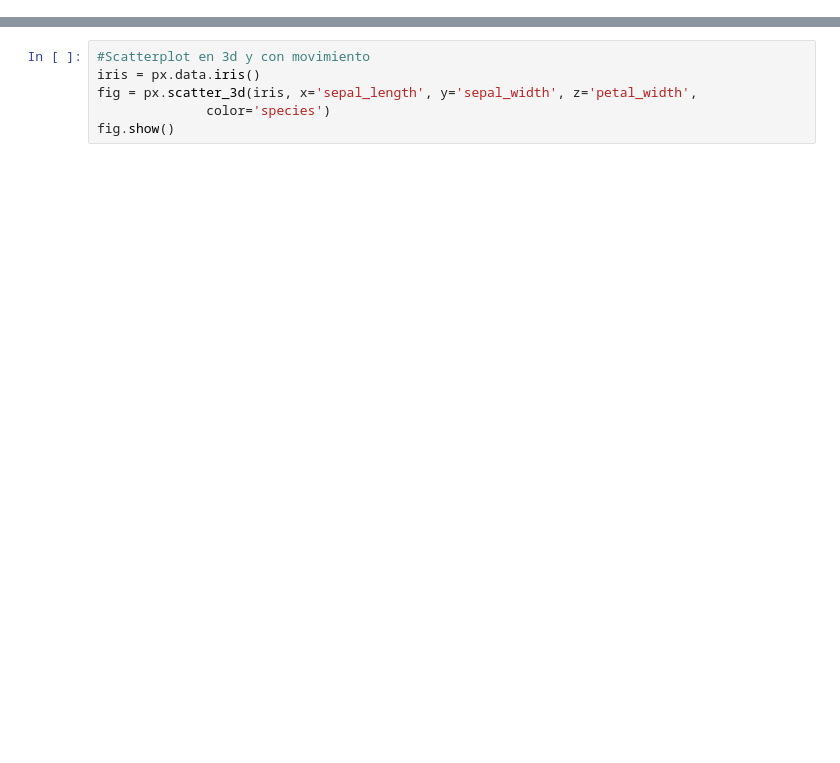
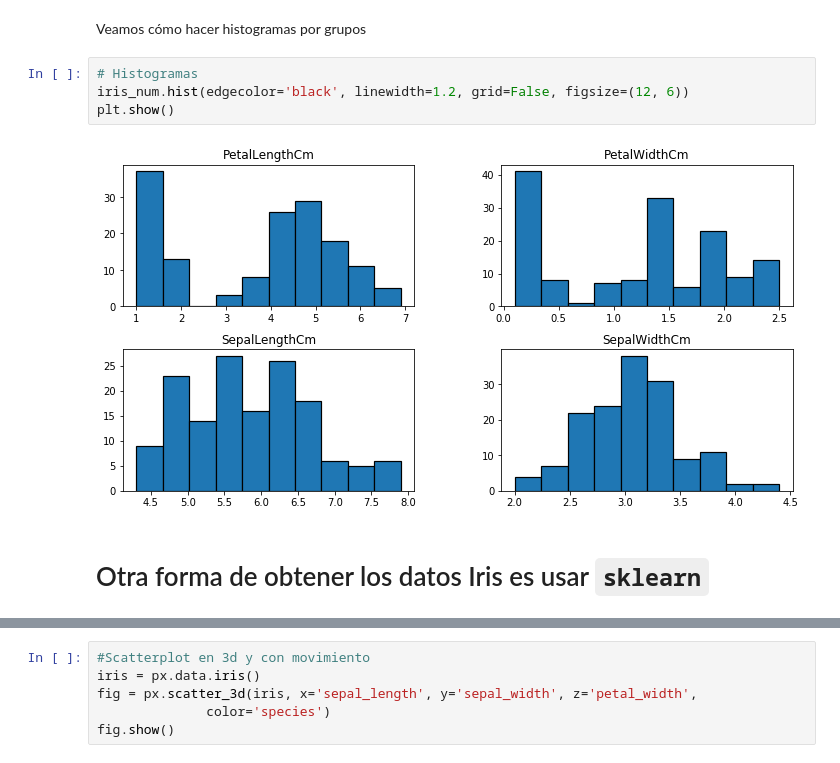
Before and after one commit to joanby/curso-estadistica-multivariante, a Jupyter notebook: Seccion 1 Introducción al espacio multivariante/Códigos/Python/1.C Iris_Dataset_Example.ipynb, the cells around one changed output, grey strips where cells are left out. Saved outputs shown, nothing was run; the diff lists cells and outputs as text; blank space fills up the shorter version.

```diff
--- a/Seccion 1 Introducción al espacio multivariante/Códigos/Python/1.C Iris_Dataset_Example.ipynb
+++ b/Seccion 1 Introducción al espacio multivariante/Códigos/Python/1.C Iris_Dataset_Example.ipynb
@@ -129,0 +121,10 @@ fig=sns.jointplot(x='SepalLengthCm',y='SepalWidthCm',data=iris)
+# %% [markdown]
+Veamos cómo hacer histogramas por grupos
+# %%
+# Histogramas
+iris_num.hist(edgecolor='black', linewidth=1.2, grid=False, figsize=(12, 6))
+plt.show()
+# %% [output]
+[figure, added]
+# %% [markdown]
+# Otra forma de obtener los datos Iris es usar `sklearn`
```
Also changed, not shown: parts of 53 cells of this notebook, 30 other files.
